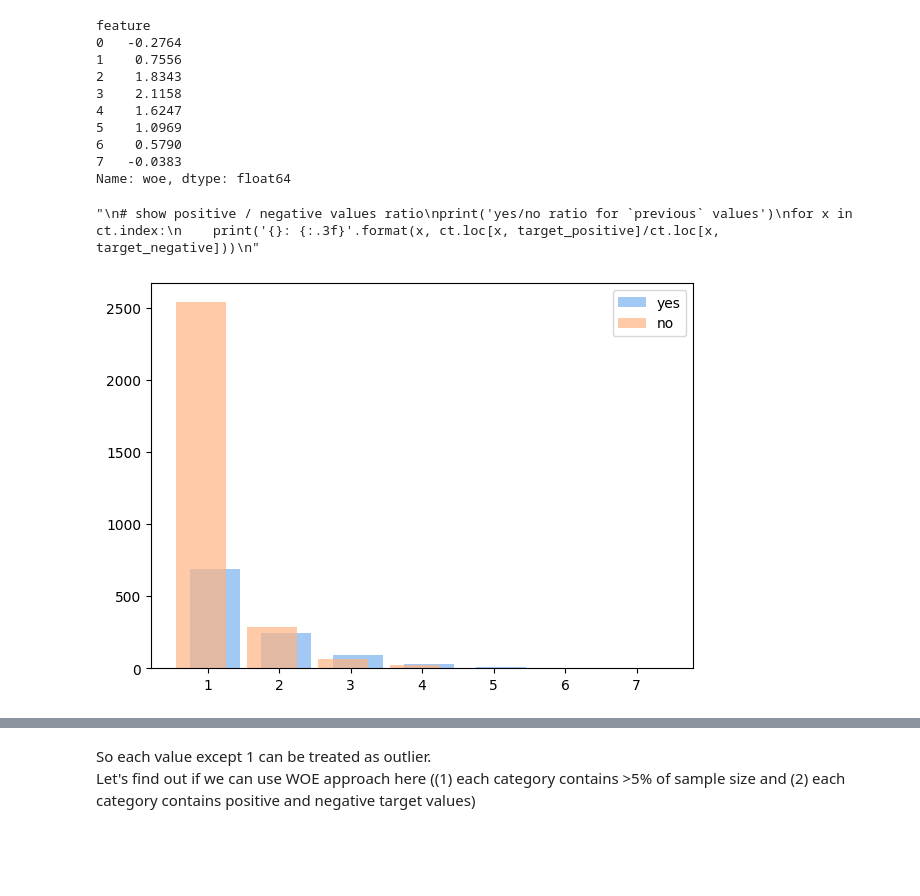
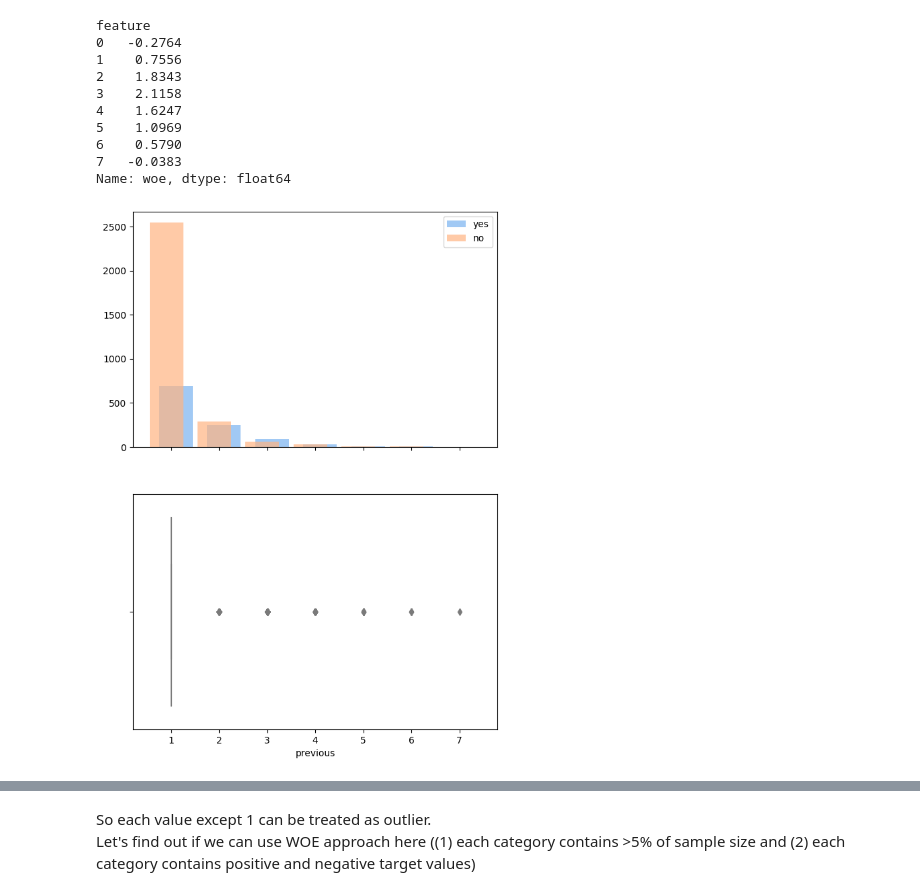
Before and after one commit to sharuhinda/bank_marketing_campaign, a Jupyter notebook: 2_eda.ipynb, the cells around one changed output, grey strips where cells are left out. Drawn from its saved outputs; the diff is of its cells as text; code cells hidden in the pictures; blank space fills up the shorter version.

```diff
--- a/2_eda.ipynb
+++ b/2_eda.ipynb
@@ -1063,19 +1097,15 @@ feature
 7   -0.0383
 Name: woe, dtype: float64
 # %%
-fig, ax = plt.subplots(1, 1, figsize=(7, 5))
+fig, axs = plt.subplots(2, 1, figsize=(7, 10), sharex=True)
 ct = pd.crosstab(df[df['previous'] > 0]['previous'], df['y']).sort_index(axis=0)
-ax.bar(x=[x+0.1 for x in range(len(ct.index))], height=ct[target_positive], width=0.7, label='yes')
-ax.bar(x=[x-0.1 for x in range(len(ct.index))], height=ct[target_negative], width=0.7, alpha=0.7, label='no')
-ax.set_xticks(range(len(ct)))
-ax.set_xticklabels(ct.index)
-ax.legend();
-"""
-# show positive / negative values ratio
-print('yes/no ratio for `previous` values')
-for x in ct.index:
-    print('{}: {:.3f}'.format(x, ct.loc[x, target_positive]/ct.loc[x, target_negative]))
-"""
+axs[0].bar(x=[x+1.1 for x in range(len(ct.index))], height=ct[target_positive], width=0.7, label='yes')
+axs[0].bar(x=[x+0.9 for x in range(len(ct.index))], height=ct[target_negative], width=0.7, alpha=0.7, label='no')
+axs[0].set_xticks(range(1, 8))
+axs[0].legend();
+
+# boxplot of to detect outlier values (excluding value 0)
+sns.boxplot(data=df[df['previous'] > 0], x='previous', ax=axs[1])
+axs[1].set_xticklabels(range(1, 8));
 # %% [output]
-"\n# show positive / negative values ratio\nprint('yes/no ratio for `previous` values')\nfor x in ct.index:\n    print('{}: {:.3f}'.format(x, ct.loc[x, target_positive]/ct.loc[x, target_negative]))\n"
-[figure, old version]
+[figure, new version]
```
Also changed, not shown: parts of 20 cells of this notebook, 1 other file.
